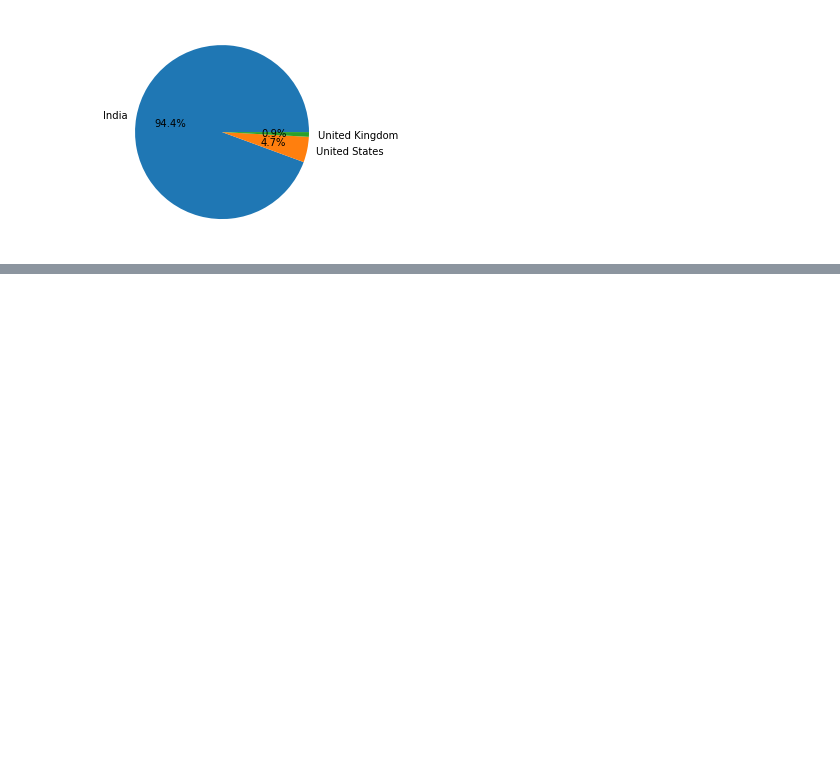
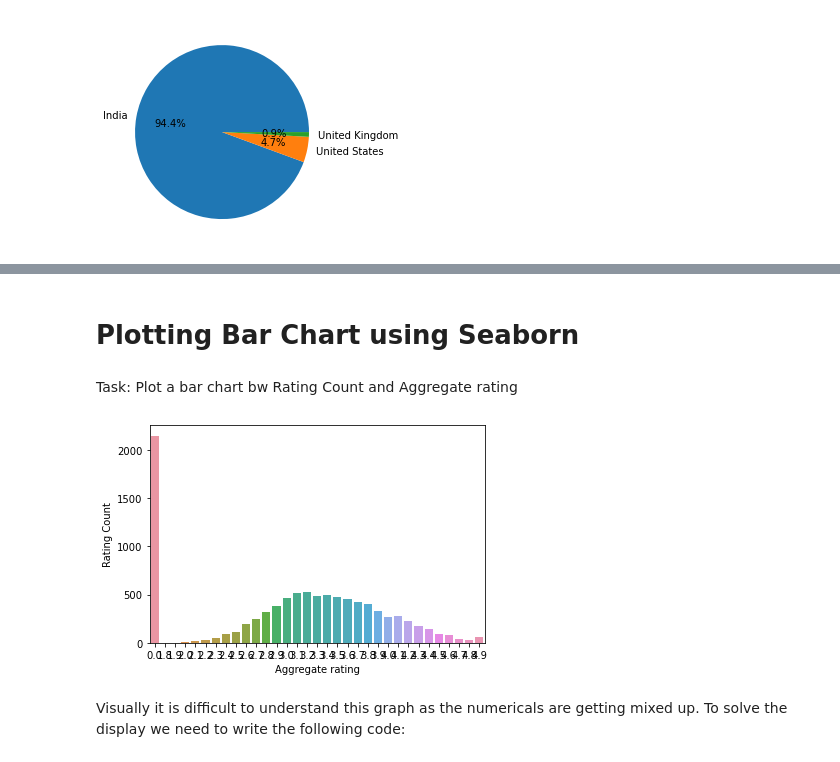
Before and after one commit to santaaastic/Learning_Python_For_DataScience, a Jupyter notebook: Learning Exploratory Data Analysis.ipynb, the cells around one changed output, grey strips where cells are left out. Saved outputs shown, nothing was run; the diff lists cells and outputs as text; code cells hidden in the pictures; blank space fills up the shorter version.

```diff
--- a/Learning Exploratory Data Analysis.ipynb
+++ b/Learning Exploratory Data Analysis.ipynb
@@ -223,0 +293,4 @@ df_pie=plt.pie(df_values[0:3],labels=df_names[0:3],autopct="%1.1f%%");
+# %%
+ratings_df=df_final.groupby(['Aggregate rating', 'Rating color','Rating text']).size().reset_index().rename(columns={0:'Rating Count'})
+# Since the column was set to 0 using the reset index in last step we can easily perform the rename operation
+ratings_df
@@ -223,0 +315,14 @@ df_pie=plt.pie(df_values[0:3],labels=df_names[0:3],autopct="%1.1f%%");
+# %% [markdown]
+# Plotting Bar Chart using Seaborn
+# %% [markdown]
+Task: Plot a bar chart bw Rating Count and Aggregate rating
+# %%
+sns.barplot(x="Aggregate rating",y="Rating Count", data=ratings_df);
+
+#Semicolon removes the unnecessary stuff in output
+#Note that we have imported seaborn as sns in the first line
+# %% [output]
+[figure, added]
+# %% [markdown]
+Visually it is difficult to understand this graph as the numericals are getting mixed up.
+To solve the display we need to write the following code:
```
Also changed, not shown: parts of 56 cells of this notebook.
